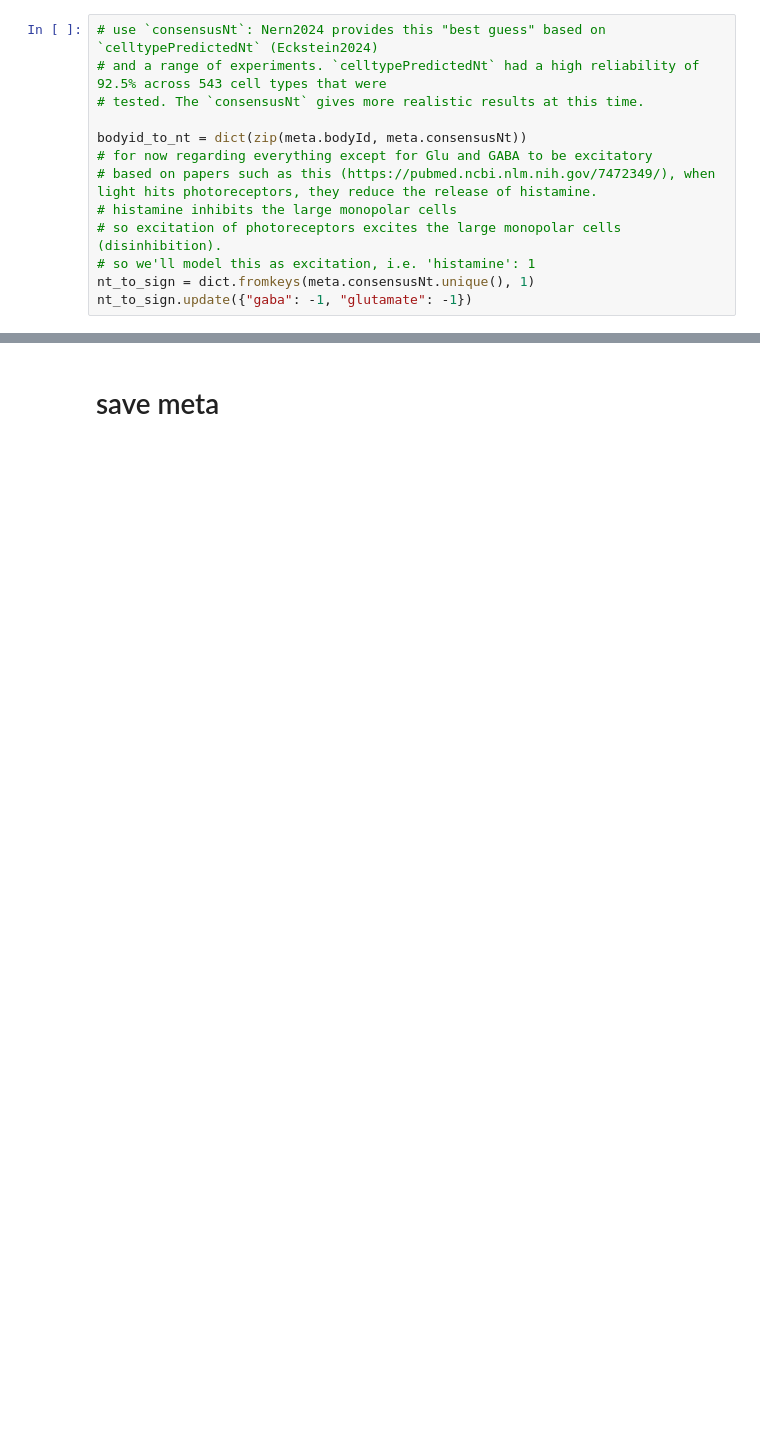
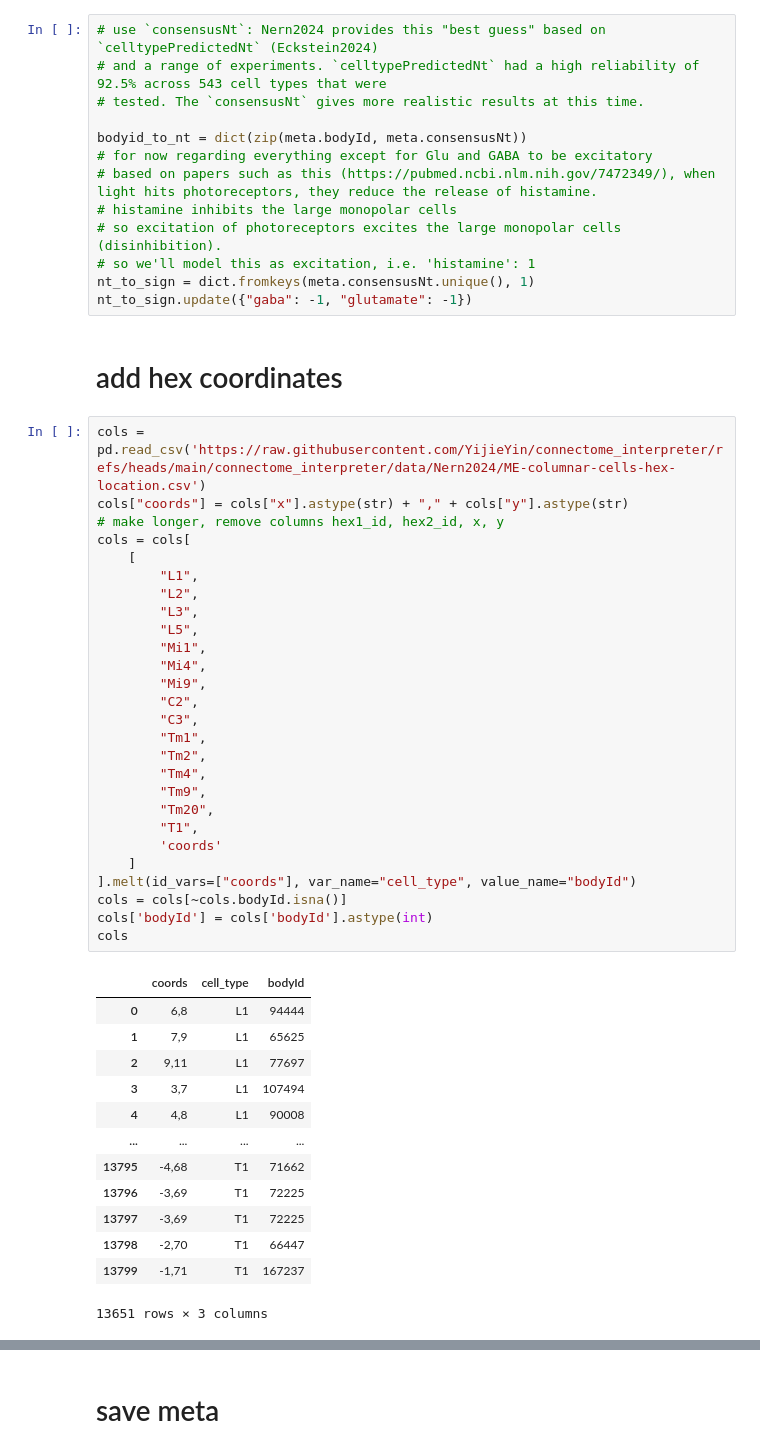
Before and after one commit to YijieYin/connectome_data_prep, a Jupyter notebook: maleCNS/adult_prepare_neuprint_optic_neuron.ipynb, the cells around one changed output, grey strips where cells are left out. Saved outputs shown, nothing was run; the diff lists cells and outputs as text; blank space fills up the shorter version.

```diff
--- a/maleCNS/adult_prepare_neuprint_optic_neuron.ipynb
+++ b/maleCNS/adult_prepare_neuprint_optic_neuron.ipynb
@@ -1051,3 +1047,46 @@ bodyid_to_nt = dict(zip(meta.bodyId, meta.consensusNt))
 # so we'll model this as excitation, i.e. 'histamine': 1
 nt_to_sign = dict.fromkeys(meta.consensusNt.unique(), 1)
 nt_to_sign.update({"gaba": -1, "glutamate": -1})
+# %% [markdown]
+# add hex coordinates
+# %%
+cols = pd.read_csv('https://raw.githubusercontent.com/YijieYin/connectome_interpreter/refs/heads/main/connectome_interpreter/data/Nern2024/ME-columnar-cells-hex-location.csv')
+cols["coords"] = cols["x"].astype(str) + "," + cols["y"].astype(str)
+# make longer, remove columns hex1_id, hex2_id, x, y
+cols = cols[
+    [
+        "L1",
+        "L2",
+        "L3",
+        "L5",
+        "Mi1",
+        "Mi4",
+        "Mi9",
+        "C2",
+        "C3",
+        "Tm1",
+        "Tm2",
+        "Tm4",
+        "Tm9",
+        "Tm20",
+        "T1",
+        'coords'
+    ]
+].melt(id_vars=["coords"], var_name="cell_type", value_name="bodyId")
+cols = cols[~cols.bodyId.isna()]
+cols['bodyId'] = cols['bodyId'].astype(int)
+cols
+# %% [output]
+|  | coords | cell_type | bodyId |
+| 0 | 6,8 | L1 | 94444 |
+| 1 | 7,9 | L1 | 65625 |
+| 2 | 9,11 | L1 | 77697 |
+| 3 | 3,7 | L1 | 107494 |
+| 4 | 4,8 | L1 | 90008 |
+| ... | ... | ... | ... |
+| 13795 | -4,68 | T1 | 71662 |
+| 13796 | -3,69 | T1 | 72225 |
+| 13797 | -3,69 | T1 | 72225 |
+| 13798 | -2,70 | T1 | 66447 |
+| 13799 | -1,71 | T1 | 167237 |
+13651 rows × 3 columns
```
Also changed, not shown: parts of 7 cells of this notebook, 2 other files.
